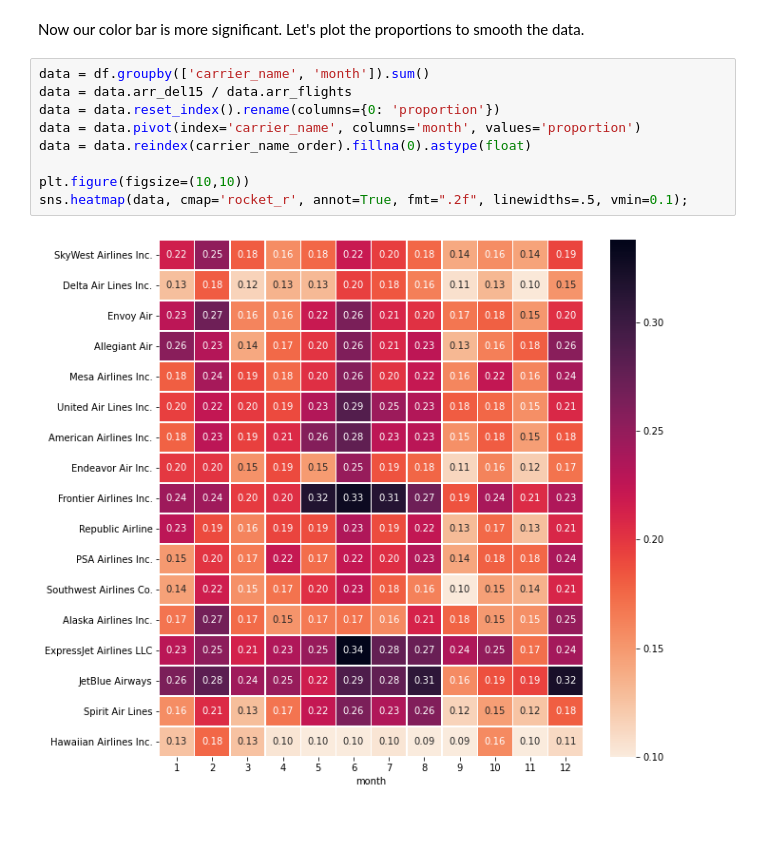
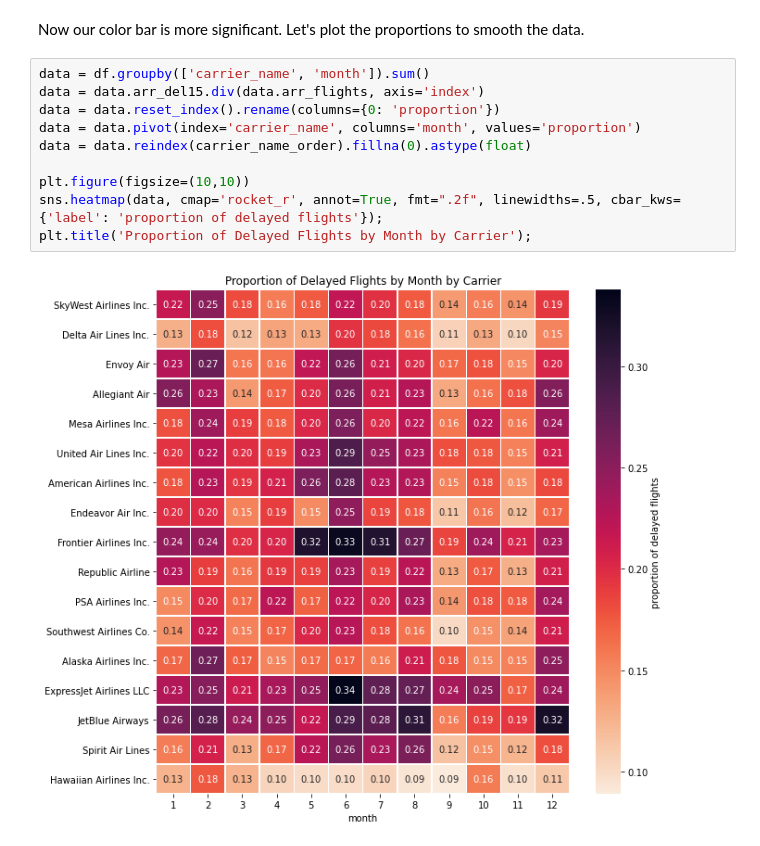
Before and after one commit to gilvan-reis/data-analyst-udacity, a Jupyter notebook: project-5_communicate-data-findings/exploratory_analysis.ipynb, the cells around one changed output. Saved outputs shown, nothing was run; the diff lists cells and outputs as text.

```diff
--- a/project-5_communicate-data-findings/exploratory_analysis.ipynb
+++ b/project-5_communicate-data-findings/exploratory_analysis.ipynb
@@ -396,13 +361,14 @@ sns.heatmap(data, cmap='rocket_r', annot=True, fmt="d", linewidths=.5);
 Now our color bar is more significant. Let's plot the proportions to smooth the data.
 # %%
 data = df.groupby(['carrier_name', 'month']).sum()
-data = data.arr_del15 / data.arr_flights
+data = data.arr_del15.div(data.arr_flights, axis='index')
 data = data.reset_index().rename(columns={0: 'proportion'})
 data = data.pivot(index='carrier_name', columns='month', values='proportion')
 data = data.reindex(carrier_name_order).fillna(0).astype(float)
 
 plt.figure(figsize=(10,10))
-sns.heatmap(data, cmap='rocket_r', annot=True, fmt=".2f", linewidths=.5, vmin=0.1);
+sns.heatmap(data, cmap='rocket_r', annot=True, fmt=".2f", linewidths=.5, cbar_kws={'label': 'proportion of delayed flights'});
+plt.title('Proportion of Delayed Flights by Month by Carrier');
 # %% [output]
-[figure, old version]
+[figure, new version]
 # %% [markdown]
```
Also changed, not shown: parts of 43 cells of this notebook, 1 other file.
